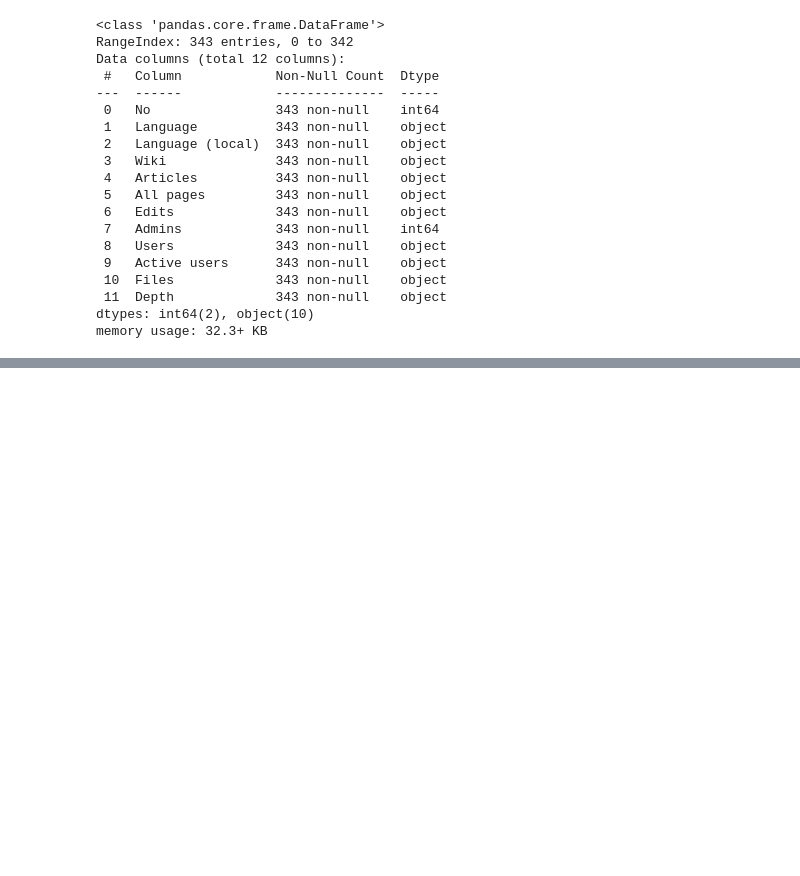
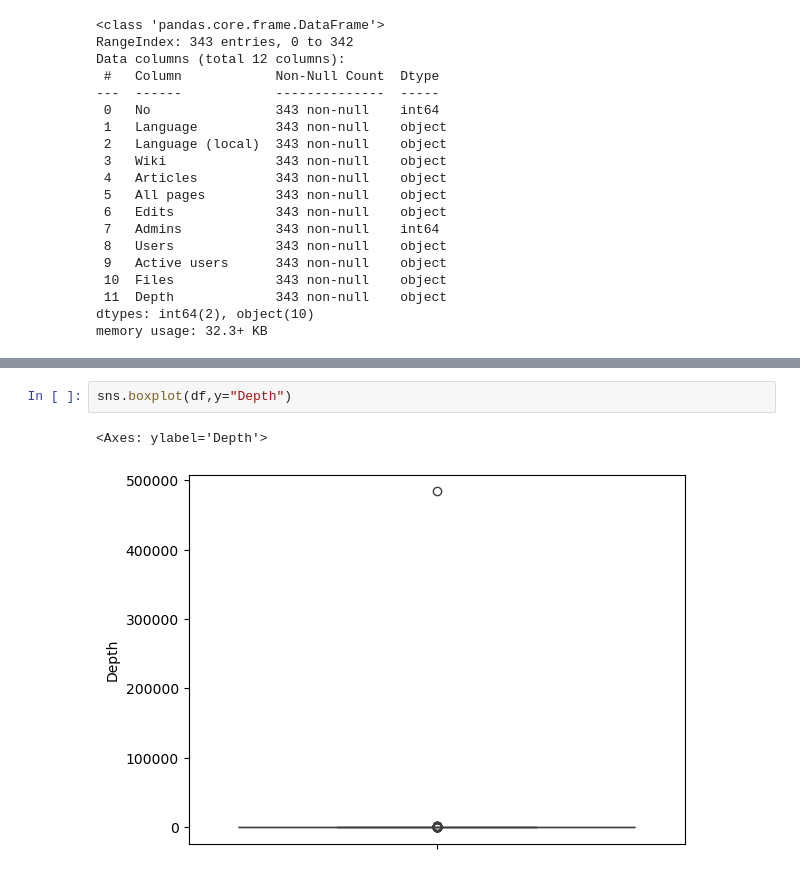
Before and after one commit to mvardhan2003/Wikipedia-Data-Analysis, a Jupyter notebook: Eda_on_wikipedias.ipynb, the cells around one changed output, grey strips where cells are left out. Saved outputs shown, nothing was run; the diff lists cells and outputs as text; blank space fills up the shorter version.

```diff
--- a/Eda_on_wikipedias.ipynb
+++ b/Eda_on_wikipedias.ipynb
@@ -87,0 +271,5 @@ df
+# %%
+sns.boxplot(df,y="Depth")
+# %% [output]
+<Axes: ylabel='Depth'>
+[figure, added]
```
Also changed, not shown: parts of 18 cells of this notebook.
